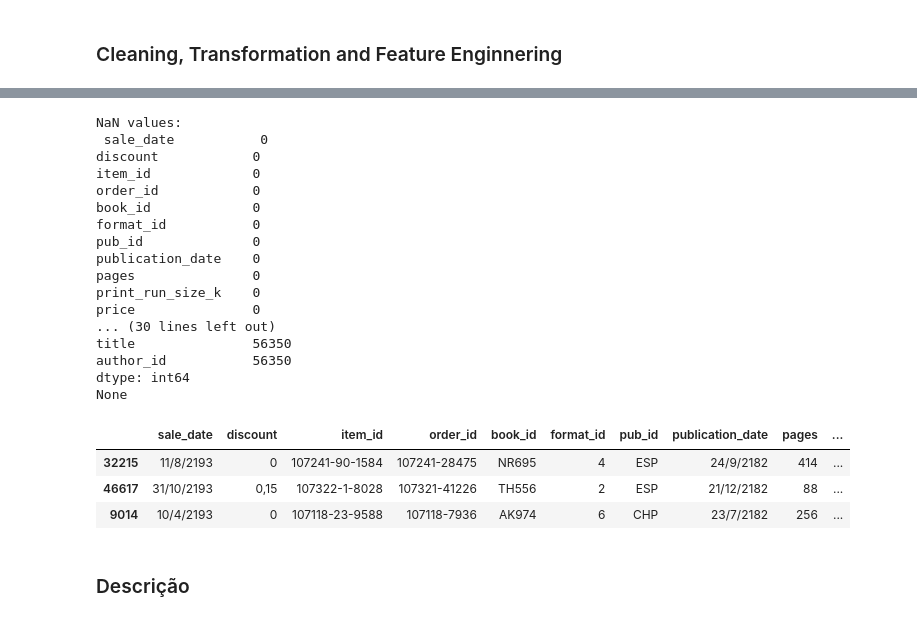
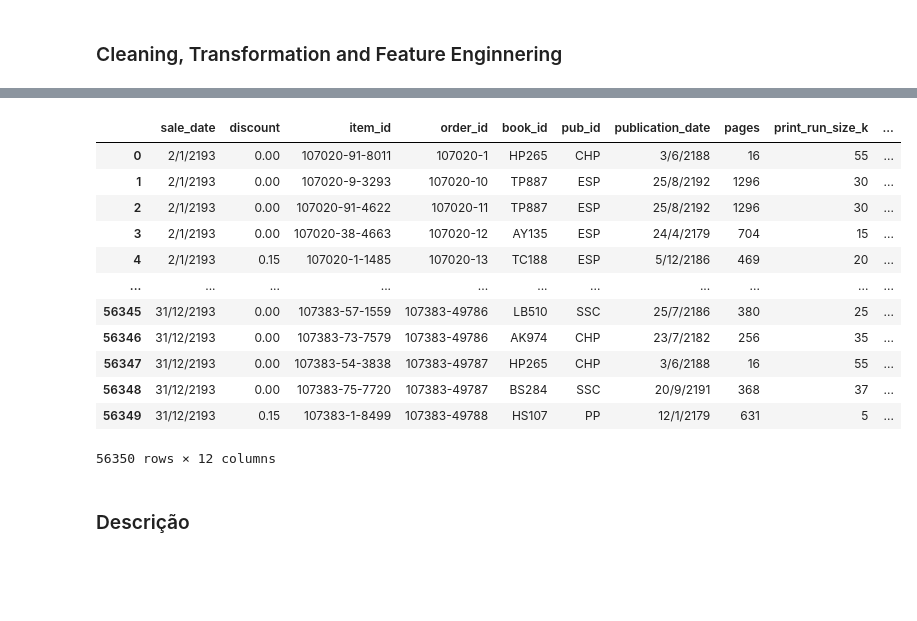
Before and after one commit to luc457x/CDS-Hackday08, a Jupyter notebook: notebook.ipynb, the cells around one changed output, grey strips where cells are left out. Saved outputs shown, nothing was run; the diff lists cells and outputs as text; code cells hidden in the pictures; blank space fills up the shorter version.

```diff
--- a/notebook.ipynb
+++ b/notebook.ipynb
@@ -149,11 +145,9 @@ df.fillna({"award_name": "none","year_won": 0, "series_name" : "none", "rating_m
 # %%
 df_aux = pd.merge(df_sales, df_edition, how='left', on='isbn')
 df_aux = pd.merge(df_aux, df_book, how='left', on='book_id')
-df.drop(columns=['isbn'], inplace=True)
 df_aux.drop(columns=['isbn', 'format_id'], inplace=True)
-df_aux.fillna({"discount" : 0, }, inplace=True)
-df['sale_date'] = pd.to_datetime(df['sale_date'], format='%d/%m/%Y')
-df['pages'] = df['pages'].astype('Int64')
-df['print_run_size_k'] = df['print_run_size_k'].astype('Int64')
-df['discount'] = df['discount'].replace(',', '.', regex=True)
-df['discount'] = df['discount'].astype('float64')
+df_aux['pages'] = df_aux['pages'].astype('Int64')
+df_aux['print_run_size_k'] = df_aux['print_run_size_k'].astype('Int64')
+df_aux['discount'] = df_aux['discount'].replace(',', '.', regex=True)
+df_aux['discount'] = df_aux['discount'].astype('float64')
+df_aux.fillna({"discount" : 0}, inplace=True)
@@ -185,28 +154,19 @@ None
-# %%
-print(checkNaN(df_aux))
-df_aux.sample(3)
-# %% [output]
-NaN values:
- sale_date           0
-discount            0
-item_id             0
-order_id            0
-book_id             0
-format_id           0
-pub_id              0
-publication_date    0
-pages               0
-print_run_size_k    0
-price               0
-... (30 lines left out)
-title               56350
-author_id           56350
-dtype: int64
-None
-|  | sale_date | discount | item_id | order_id | book_id | format_id | pub_id | publication_date | pages | ... |
-| 32215 | 11/8/2193 | 0 | 107241-90-1584 | 107241-28475 | NR695 | 4 | ESP | 24/9/2182 | 414 | ... |
-| 46617 | 31/10/2193 | 0,15 | 107322-1-8028 | 107321-41226 | TH556 | 2 | ESP | 21/12/2182 | 88 | ... |
-| 9014 | 10/4/2193 | 0 | 107118-23-9588 | 107118-7936 | AK974 | 6 | CHP | 23/7/2182 | 256 | ... |
+# %%
+df_aux
+# %% [output]
+|  | sale_date | discount | item_id | order_id | book_id | pub_id | publication_date | pages | print_run_size_k | ... |
+| 0 | 2/1/2193 | 0.00 | 107020-91-8011 | 107020-1 | HP265 | CHP | 3/6/2188 | 16 | 55 | ... |
+| 1 | 2/1/2193 | 0.00 | 107020-9-3293 | 107020-10 | TP887 | ESP | 25/8/2192 | 1296 | 30 | ... |
+| 2 | 2/1/2193 | 0.00 | 107020-91-4622 | 107020-11 | TP887 | ESP | 25/8/2192 | 1296 | 30 | ... |
+| 3 | 2/1/2193 | 0.00 | 107020-38-4663 | 107020-12 | AY135 | ESP | 24/4/2179 | 704 | 15 | ... |
+| 4 | 2/1/2193 | 0.15 | 107020-1-1485 | 107020-13 | TC188 | ESP | 5/12/2186 | 469 | 20 | ... |
+| ... | ... | ... | ... | ... | ... | ... | ... | ... | ... | ... |
+| 56345 | 31/12/2193 | 0.00 | 107383-57-1559 | 107383-49786 | LB510 | SSC | 25/7/2186 | 380 | 25 | ... |
+| 56346 | 31/12/2193 | 0.00 | 107383-73-7579 | 107383-49786 | AK974 | CHP | 23/7/2182 | 256 | 35 | ... |
+| 56347 | 31/12/2193 | 0.00 | 107383-54-3838 | 107383-49787 | HP265 | CHP | 3/6/2188 | 16 | 55 | ... |
+| 56348 | 31/12/2193 | 0.00 | 107383-75-7720 | 107383-49787 | BS284 | SSC | 20/9/2191 | 368 | 37 | ... |
+| 56349 | 31/12/2193 | 0.15 | 107383-1-8499 | 107383-49788 | HS107 | PP | 12/1/2179 | 631 | 5 | ... |
+56350 rows × 12 columns
 # %% [markdown]
 ### Descrição
 # %%
```
Also changed, not shown: parts of 3 cells of this notebook.
